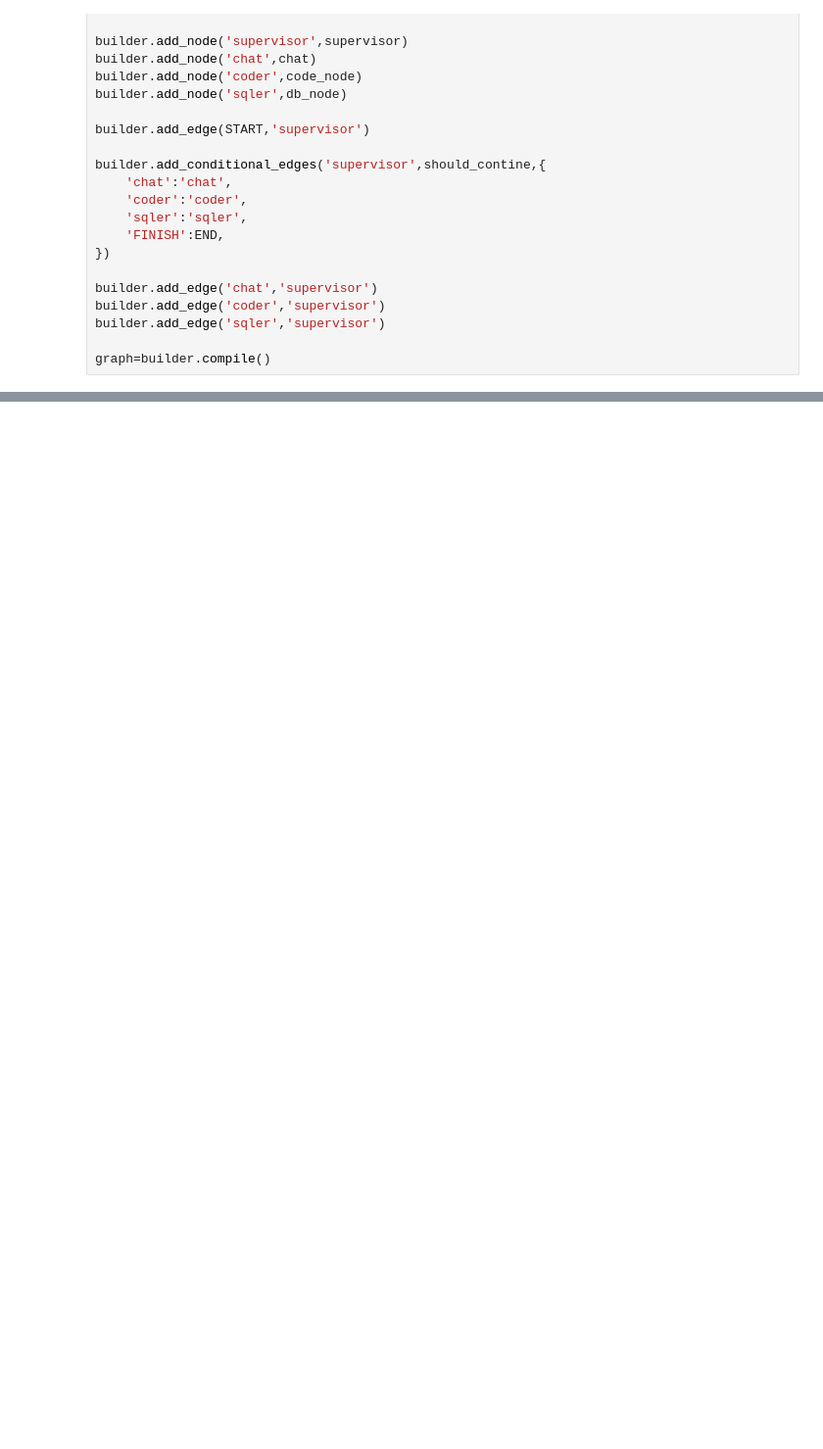
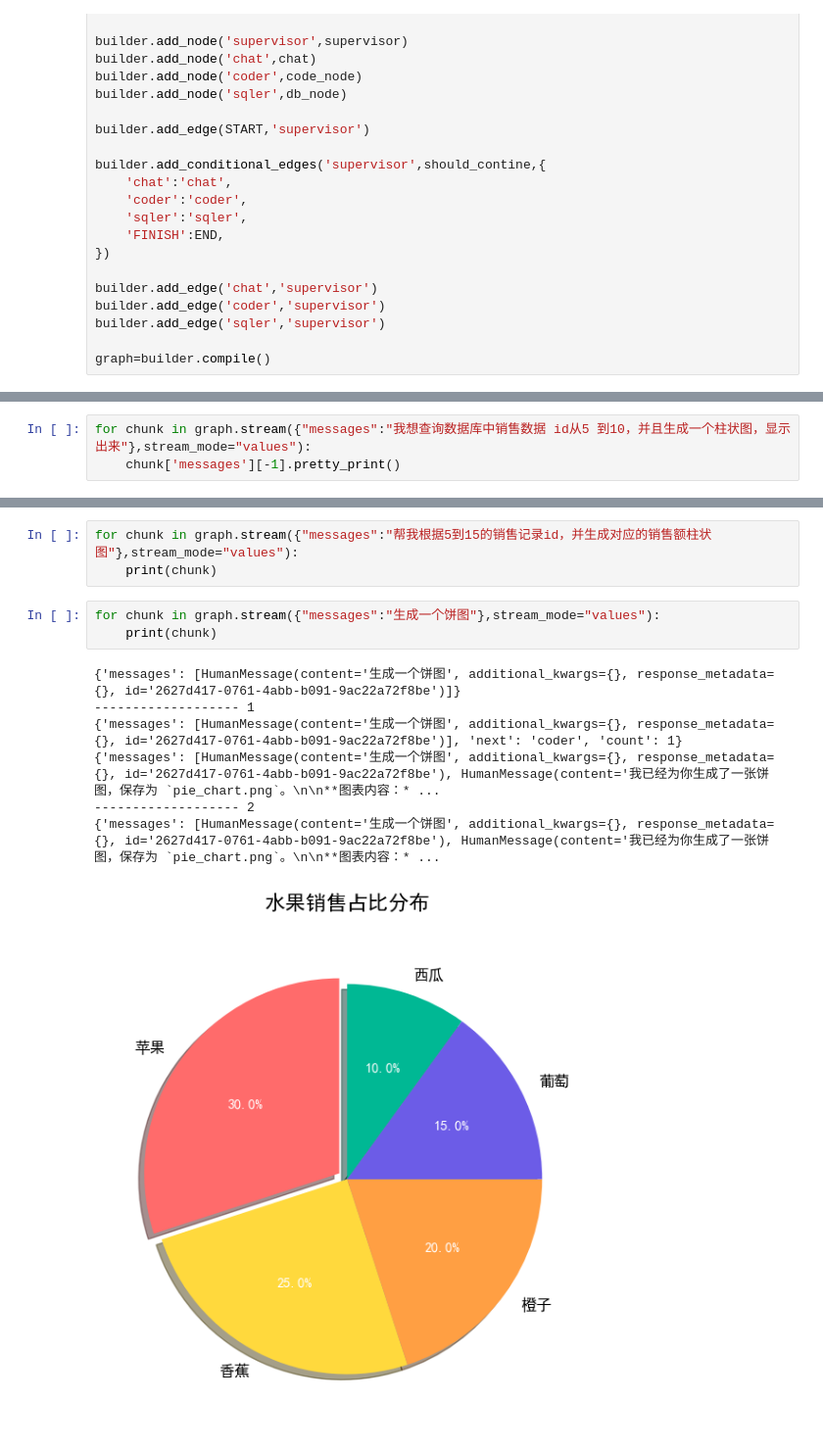
Before and after one commit to killstealing/langGraph-study, a Jupyter notebook: 复习/57 LangGraph实战之多代理-基于Supervisor架构实现多代理系统.ipynb, the cells around one changed output, grey strips where cells are left out. Shown at 98% size. Drawn from its saved outputs; the diff is of its cells as text; blank space fills up the shorter version.

```diff
--- a/复习/57 LangGraph实战之多代理-基于Supervisor架构实现多代理系统.ipynb
+++ b/复习/57 LangGraph实战之多代理-基于Supervisor架构实现多代理系统.ipynb
@@ -367,0 +387,3 @@ Name: sqler
+# %%
+for chunk in graph.stream({"messages":"我想查询数据库中销售数据 id从5 到10，并且生成一个柱状图，显示出来"},stream_mode="values"):
+    chunk['messages'][-1].pretty_print()
@@ -367,0 +408,14 @@ Name: sqler
+# %%
+for chunk in graph.stream({"messages":"帮我根据5到15的销售记录id，并生成对应的销售额柱状图"},stream_mode="values"):
+    print(chunk)
+# %%
+for chunk in graph.stream({"messages":"生成一个饼图"},stream_mode="values"):
+    print(chunk)
+# %% [output]
+{'messages': [HumanMessage(content='生成一个饼图', additional_kwargs={}, response_metadata={}, id='2627d417-0761-4abb-b091-9ac22a72f8be')]}
+------------------- 1
+{'messages': [HumanMessage(content='生成一个饼图', additional_kwargs={}, response_metadata={}, id='2627d417-0761-4abb-b091-9ac22a72f8be')], 'next': 'coder', 'count': 1}
+{'messages': [HumanMessage(content='生成一个饼图', additional_kwargs={}, response_metadata={}, id='2627d417-0761-4abb-b091-9ac22a72f8be'), HumanMessage(content='我已经为你生成了一张饼图，保存为 `pie_chart.png`。\n\n**图表内容：* ...
+------------------- 2
+{'messages': [HumanMessage(content='生成一个饼图', additional_kwargs={}, response_metadata={}, id='2627d417-0761-4abb-b091-9ac22a72f8be'), HumanMessage(content='我已经为你生成了一张饼图，保存为 `pie_chart.png`。\n\n**图表内容：* ...
+[figure, added]
```
Also changed, not shown: parts of 7 cells of this notebook, 5 other files.
